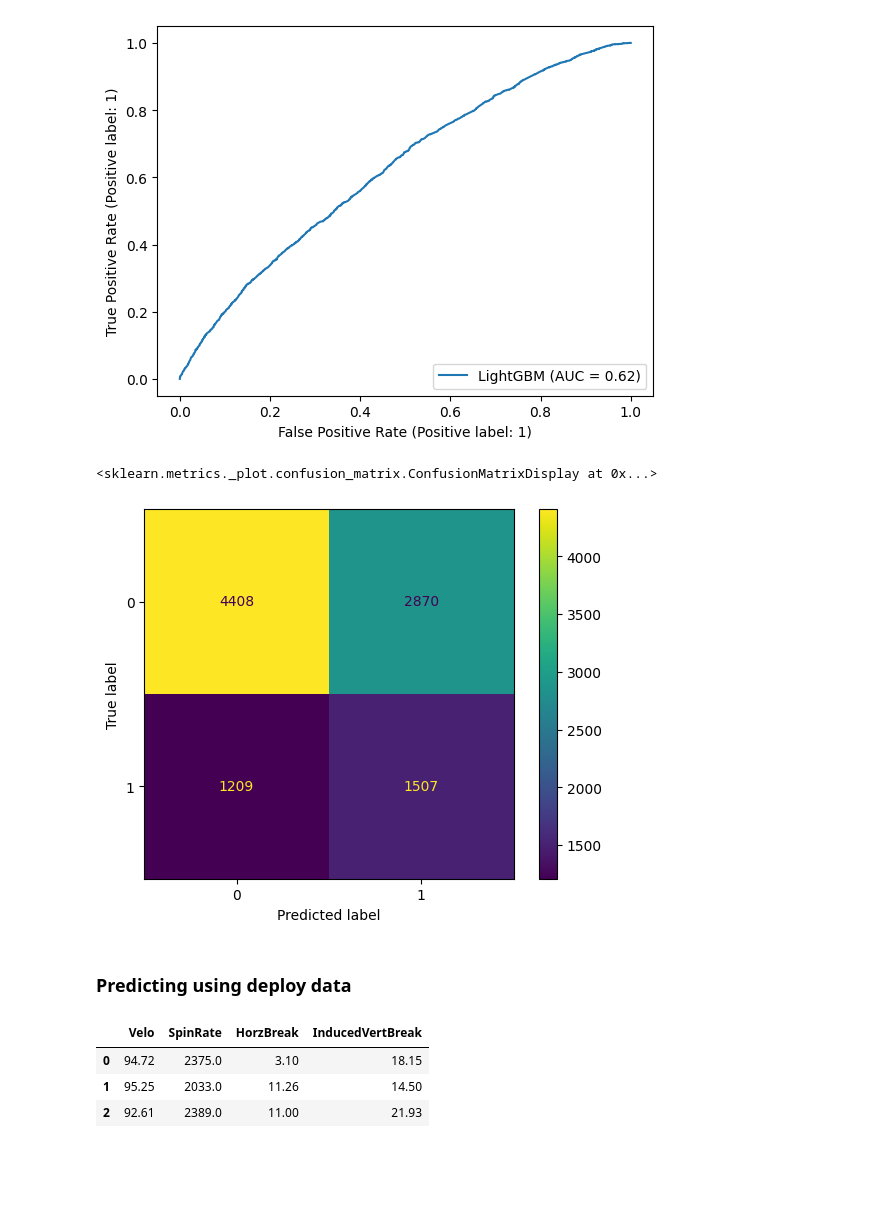
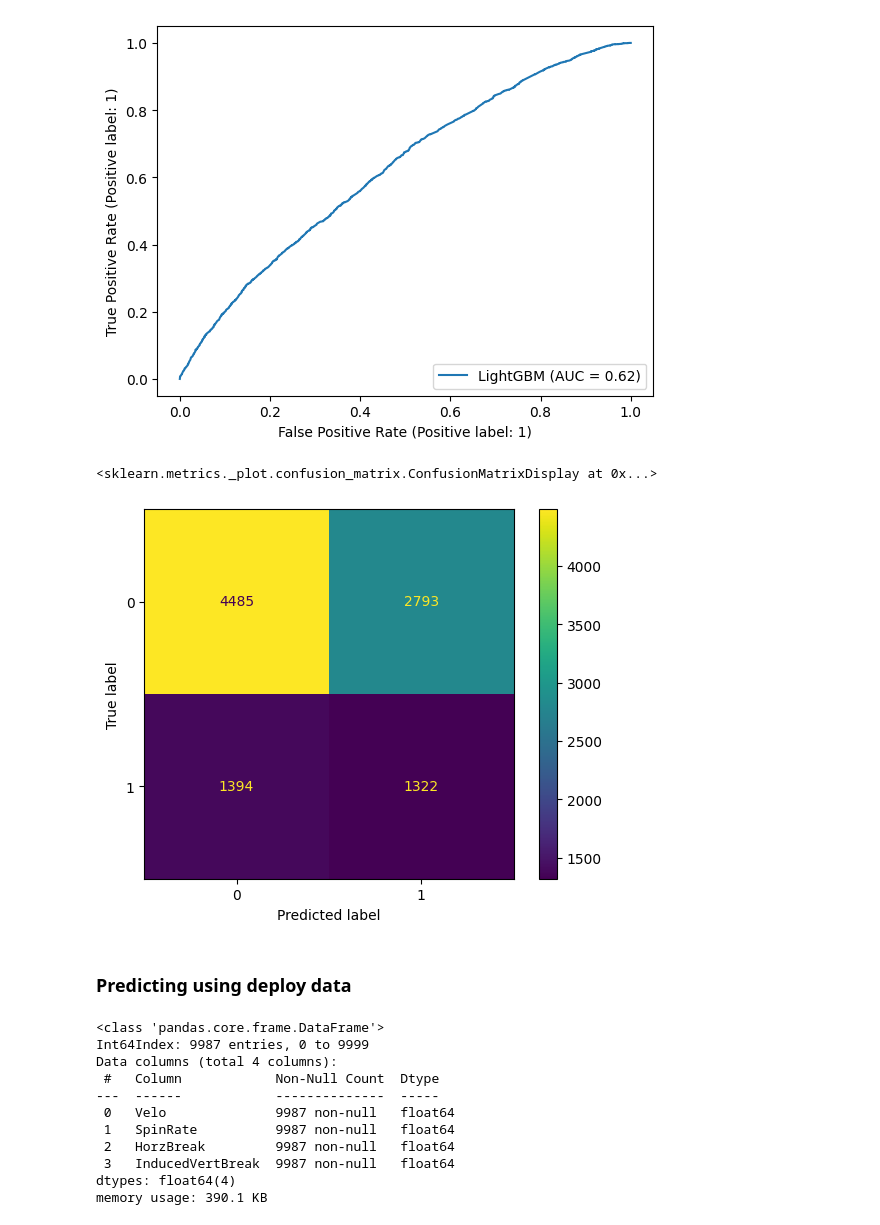
Before and after one commit to AguilarRaul/InPlay, a Jupyter notebook: InPlay.ipynb, the cells around one changed output. Cells and saved outputs as stored; diff of their text form; code cells hidden in the pictures; blank space fills up the shorter version.

```diff
--- a/InPlay.ipynb
+++ b/InPlay.ipynb
@@ -405,19 +405,28 @@ RocCurveDisplay.from_estimator(
 # %%
 # LightGBM confusion matrix
 
-ConfusionMatrixDisplay.from_estimator(random_search_LGBM.best_estimator_, X_train, y_train)
+ConfusionMatrixDisplay.from_estimator(random_search_logreg.best_estimator_, X_train, y_train)
 # %% [output]
 <sklearn.metrics._plot.confusion_matrix.ConfusionMatrixDisplay at 0x...>
-[figure, old version]
+[figure, new version]
 # %% [markdown]
 ### Predicting using deploy data
 # %%
 test_df = pd.read_csv('data/deploy.csv')
-test_df.head(3)
+# Drop null values
+test_df = test_df.dropna(axis=0)
+test_df.info()
 # %% [output]
-|  | Velo | SpinRate | HorzBreak | InducedVertBreak |
-| 0 | 94.72 | 2375.0 | 3.10 | 18.15 |
-| 1 | 95.25 | 2033.0 | 11.26 | 14.50 |
-| 2 | 92.61 | 2389.0 | 11.00 | 21.93 |
+<class 'pandas.core.frame.DataFrame'>
+Int64Index: 9987 entries, 0 to 9999
+Data columns (total 4 columns):
+ #   Column            Non-Null Count  Dtype
+---  ------            --------------  -----
+ 0   Velo              9987 non-null   float64
+ 1   SpinRate          9987 non-null   float64
+ 2   HorzBreak         9987 non-null   float64
+ 3   InducedVertBreak  9987 non-null   float64
+dtypes: float64(4)
+memory usage: 390.1 KB
 # %%
 # Saving best estimator
```
Also changed, not shown: parts of 4 cells of this notebook, 1 other file.
